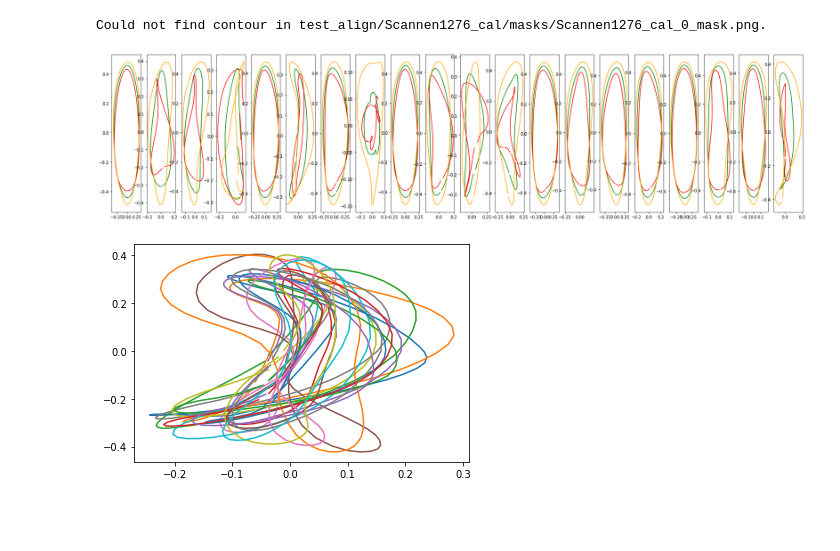
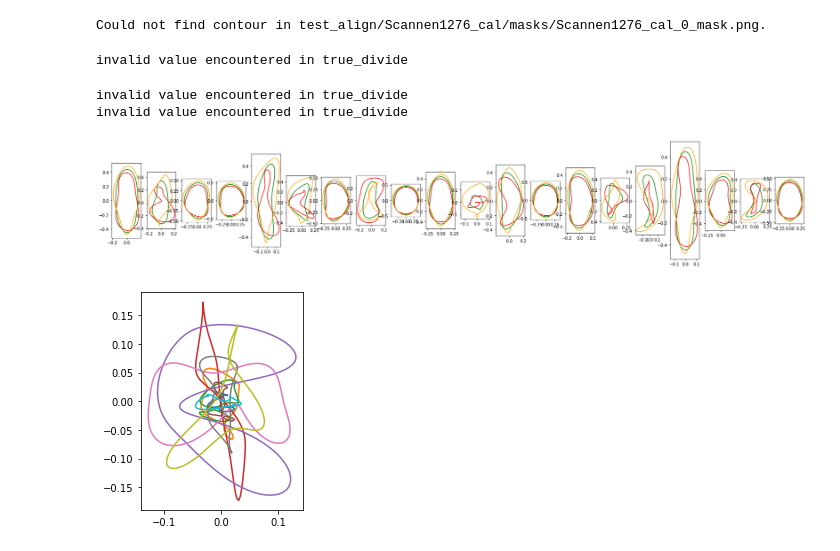
Before and after one commit to TankredO/seed_detector, a Jupyter notebook: shapes_test.ipynb, the cells around one changed output. Drawn from its saved outputs; the diff is of its cells as text; code cells hidden in the pictures; blank space fills up the shorter version.

Commit message:
fourier

```diff
--- a/shapes_test.ipynb
+++ b/shapes_test.ipynb
@@ -43,7 +44,7 @@ for mask_file in tqdm.tqdm(mask_files):
     # "standardize" contour (for size invariance)
     contour = (contour - contour.mean(0)) / contour[:, 0].max()
     # 2D -> 1D (x1,y1,x2,y2,...,xn,yn)
-    contour = contour.ravel()
+#     contour = contour.ravel()
 
     contours.append(contour)
 # %% [output]
@@ -59,3 +60,21 @@ r = pca.transform(x)
+# %%
+import warnings
+warnings.filterwarnings("error")
+
+coeffs = []
+for c in tqdm.tqdm(contours):
+    try:
+        coeffs.append(pyefd.elliptic_fourier_descriptors(c, order=5))
+    except RuntimeWarning as w:
+        print(w)
+x = np.array([c.ravel() for c in tqdm.tqdm(coeffs)])
+pca = sklearn.decomposition.PCA(10)
+pca.fit(x)
+r = pca.transform(x)
+# %% [output]
+invalid value encountered in true_divide
+invalid value encountered in true_divide
+invalid value encountered in true_divide
 # %%
 # K-Means
 k=20
@@ -66,24 +85,30 @@ cl = km.predict(r)
 # %%
 fig, axs = plt.subplots(1, k, figsize=[30, 7])
 for i in range(k):
     r_tmp = r[cl == i,:]
-    m = pca.inverse_transform(r_tmp.mean(axis=0)).reshape(-1, 2)
+#     m = pca.inverse_transform(r_tmp.mean(axis=0)).reshape(-1, 2)
+    m = pyefd.reconstruct_contour(pca.inverse_transform(r_tmp.mean(axis=0)).reshape(-1, 4), num_points=50)
     axs[i].plot(m[:, 1], m[:, 0], color='green')
 
     # plot mean +- sd in PC-space (visualizes cluster homogeneity)
-    m_u = pca.inverse_transform(r_tmp.mean(axis=0) + r_tmp.std(axis=0)).reshape(-1, 2)
-    m_l = pca.inverse_transform(r_tmp.mean(axis=0) - r_tmp.std(axis=0)).reshape(-1, 2)
+#     m_u = pca.inverse_transform(r_tmp.mean(axis=0) + r_tmp.std(axis=0)).reshape(-1, 2)
+    m_u = pyefd.reconstruct_contour(pca.inverse_transform(r_tmp.mean(axis=0) + r_tmp.std(axis=0)).reshape(-1, 4), num_points=50)
+#     m_l = pca.inverse_transform(r_tmp.mean(axis=0) - r_tmp.std(axis=0)).reshape(-1, 2)
+    m_l = pyefd.reconstruct_contour(pca.inverse_transform(r_tmp.mean(axis=0) - r_tmp.std(axis=0)).reshape(-1, 4), num_points=50)
     axs[i].plot(m_u[:, 1], m_u[:, 0], color='red')
     axs[i].plot(m_l[:, 1], m_l[:, 0], color='orange')
+    axs[i].set_aspect('equal')
 # %% [output]
-[figure, old version]
+[figure, new version]
 # %%
 # inspect one cluster (plots 20 randomly drawn contours from a cluster)
-test_cluster = 5
+test_cluster = 10
 r_tmp = r[cl == test_cluster,]
-r_idcs = np.random.choice(np.arange(r_tmp.shape[0]), size=20)
+r_idcs = np.random.choice(np.arange(r_tmp.shape[0]), size=10)
 for c in r_tmp[r_idcs, :]:
-    yx = pca.inverse_transform(c).reshape(-1, 2)
+#     yx = pca.inverse_transform(c).reshape(-1, 2)
+    yx = pyefd.reconstruct_contour(pca.inverse_transform(c).reshape(-1, 4))
     plt.plot(yx[:, 1], yx[:, 0])
+plt.gca().set_aspect('equal')
 # %% [output]
-[figure, old version]
+[figure, new version]
```
Also changed, not shown: parts of 2 cells of this notebook, 3 other files.
